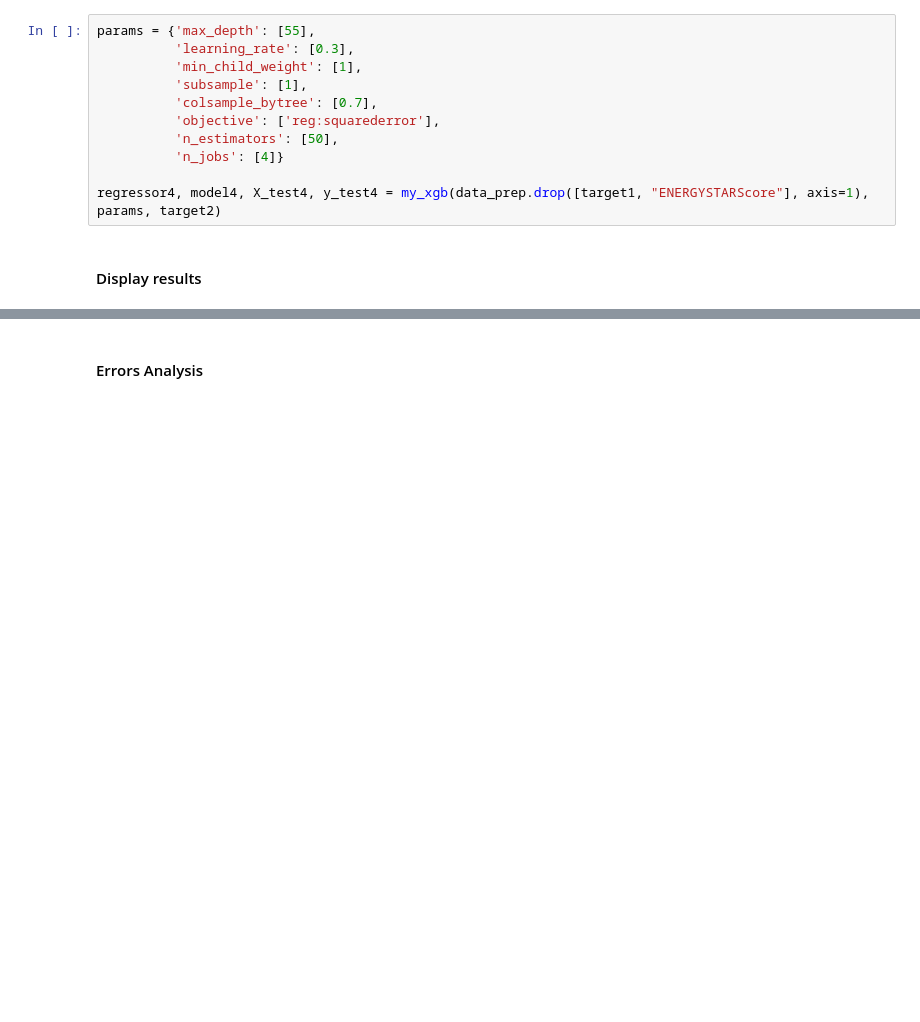
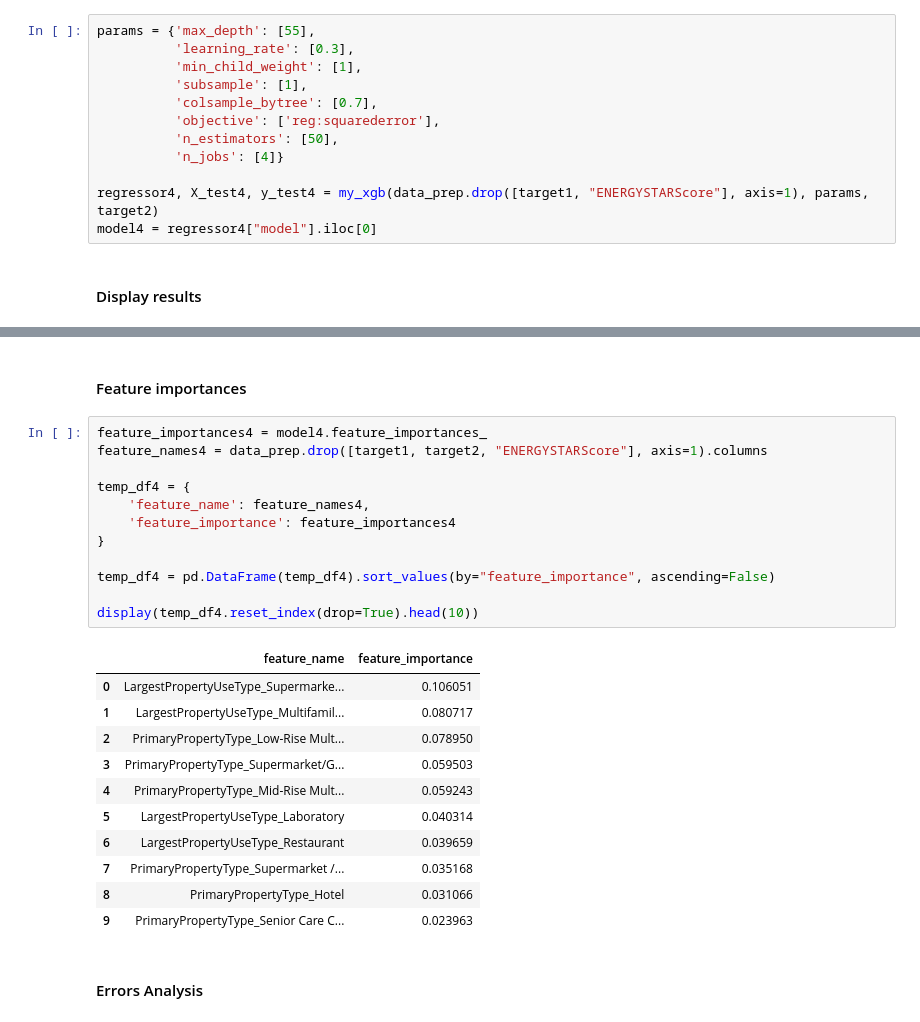
Before and after one commit to nicodesh/seattle-building-energy-prediction, a Jupyter notebook: seattle-building-energy-forecasting-part5.ipynb, the cells around one changed output, grey strips where cells are left out. Saved outputs shown, nothing was run; the diff lists cells and outputs as text; blank space fills up the shorter version.

```diff
--- a/seattle-building-energy-forecasting-part5.ipynb
+++ b/seattle-building-energy-forecasting-part5.ipynb
@@ -541,7 +572,8 @@ params = {'max_depth': [55],
           'n_estimators': [50],
           'n_jobs': [4]}
 
-regressor4, model4, X_test4, y_test4 = my_xgb(data_prep.drop([target1, "ENERGYSTARScore"], axis=1), params, target2)
+regressor4, X_test4, y_test4 = my_xgb(data_prep.drop([target1, "ENERGYSTARScore"], axis=1), params, target2)
+model4 = regressor4["model"].iloc[0]
 # %% [markdown]
 #### Display results
 # %%
@@ -567,6 +599,32 @@ model4.get_params()
  'silent': None,
  'subsample': 1,
  'verbosity': 1}
+# %% [markdown]
+#### Feature importances
+# %%
+feature_importances4 = model4.feature_importances_
+feature_names4 = data_prep.drop([target1, target2, "ENERGYSTARScore"], axis=1).columns
+
+temp_df4 = {
+    'feature_name': feature_names4,
+    'feature_importance': feature_importances4
+}
+
+temp_df4 = pd.DataFrame(temp_df4).sort_values(by="feature_importance", ascending=False)
+
+display(temp_df4.reset_index(drop=True).head(10))
+# %% [output]
+|  | feature_name | feature_importance |
+| 0 | LargestPropertyUseType_Supermarke... | 0.106051 |
+| 1 | LargestPropertyUseType_Multifamil... | 0.080717 |
+| 2 | PrimaryPropertyType_Low-Rise Mult... | 0.078950 |
+| 3 | PrimaryPropertyType_Supermarket/G... | 0.059503 |
+| 4 | PrimaryPropertyType_Mid-Rise Mult... | 0.059243 |
+| 5 | LargestPropertyUseType_Laboratory | 0.040314 |
+| 6 | LargestPropertyUseType_Restaurant | 0.039659 |
+| 7 | PrimaryPropertyType_Supermarket /... | 0.035168 |
+| 8 | PrimaryPropertyType_Hotel | 0.031066 |
+| 9 | PrimaryPropertyType_Senior Care C... | 0.023963 |
 # %% [markdown]
 #### Errors Analysis
 # %%
```
Also changed, not shown: parts of 11 cells of this notebook.
